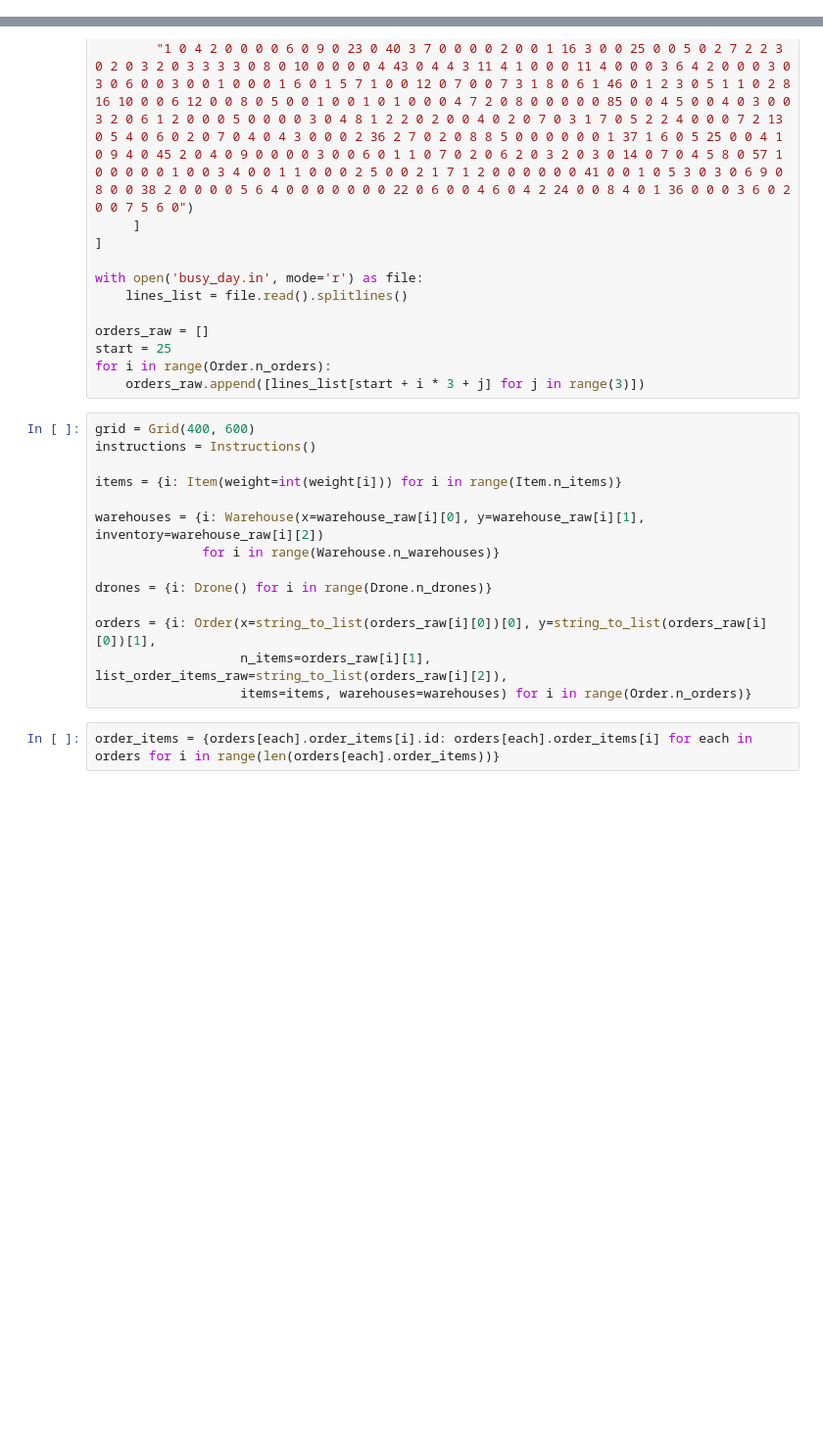
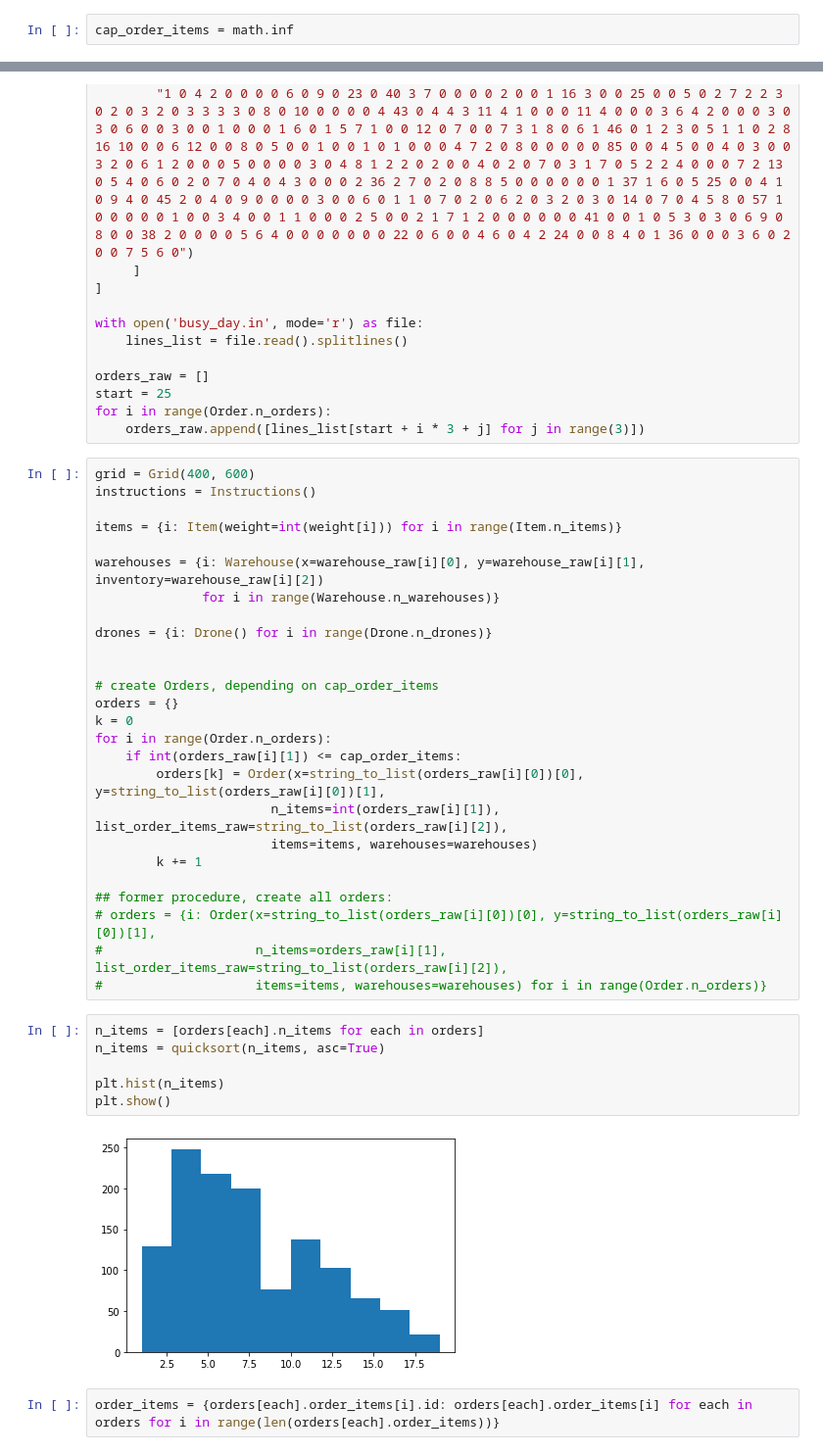
Before and after one commit to Ramondy/DroneDelivery, a Jupyter notebook: DroneDelivery.ipynb, the cells around one changed output, grey strips where cells are left out. Shown at 98% size. Drawn from its saved outputs; the diff is of its cells as text; blank space fills up the shorter version.

```diff
--- a/DroneDelivery.ipynb
+++ b/DroneDelivery.ipynb
@@ -6,6 +8,8 @@ import matplotlib.pyplot as plt
 import random
 import re
 random.seed = 0
+# %%
+cap_order_items = math.inf
 # %%
 class Item(object):
 
@@ -264,9 +391,29 @@ warehouses = {i: Warehouse(x=warehouse_raw[i][0], y=warehouse_raw[i][1], invento
 
 drones = {i: Drone() for i in range(Drone.n_drones)}
 
-orders = {i: Order(x=string_to_list(orders_raw[i][0])[0], y=string_to_list(orders_raw[i][0])[1],
-                   n_items=orders_raw[i][1], list_order_items_raw=string_to_list(orders_raw[i][2]),
-                   items=items, warehouses=warehouses) for i in range(Order.n_orders)}
+
+# create Orders, depending on cap_order_items
+orders = {}
+k = 0
+for i in range(Order.n_orders):
+    if int(orders_raw[i][1]) <= cap_order_items:
+        orders[k] = Order(x=string_to_list(orders_raw[i][0])[0], y=string_to_list(orders_raw[i][0])[1],
+                       n_items=int(orders_raw[i][1]), list_order_items_raw=string_to_list(orders_raw[i][2]),
+                       items=items, warehouses=warehouses)
+        k += 1
+
+## former procedure, create all orders:
+# orders = {i: Order(x=string_to_list(orders_raw[i][0])[0], y=string_to_list(orders_raw[i][0])[1],
+#                    n_items=orders_raw[i][1], list_order_items_raw=string_to_list(orders_raw[i][2]),
+#                    items=items, warehouses=warehouses) for i in range(Order.n_orders)}
+# %%
+n_items = [orders[each].n_items for each in orders]
+n_items = quicksort(n_items, asc=True)
+
+plt.hist(n_items)
+plt.show()
+# %% [output]
+[figure, added]
 # %%
 order_items = {orders[each].order_items[i].id: orders[each].order_items[i] for each in orders for i in range(len(orders[each].order_items))}
 # %%
```
Also changed, not shown: parts of 13 cells of this notebook, 2 other files.
